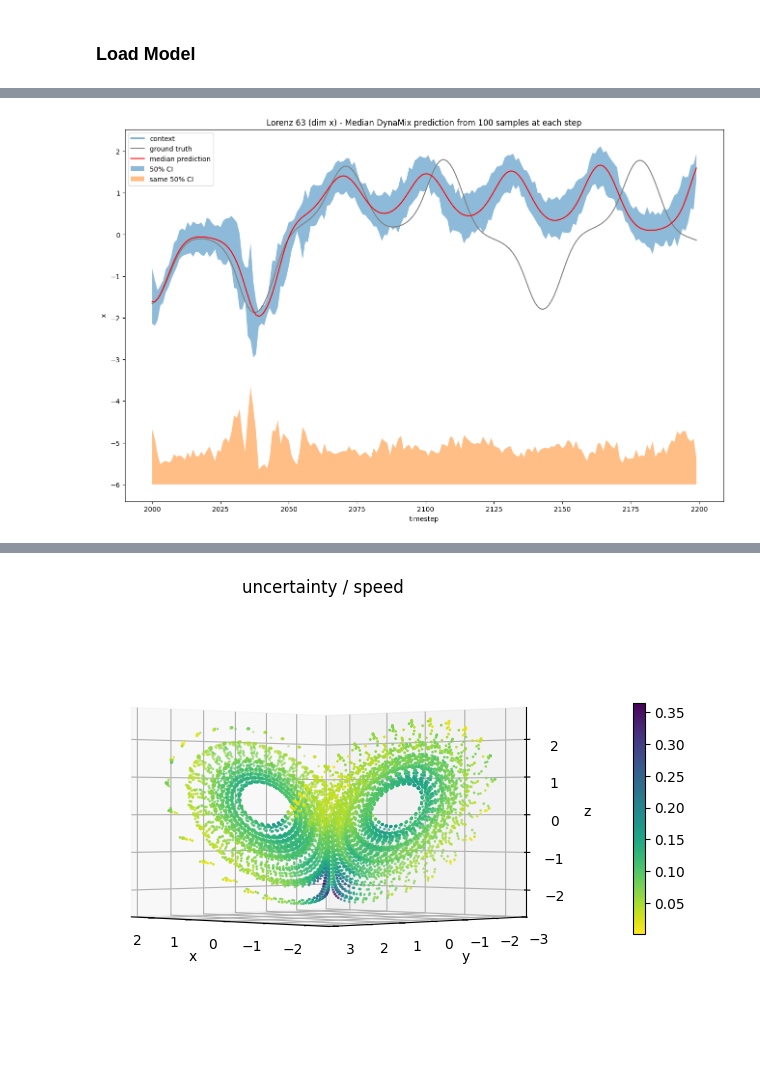
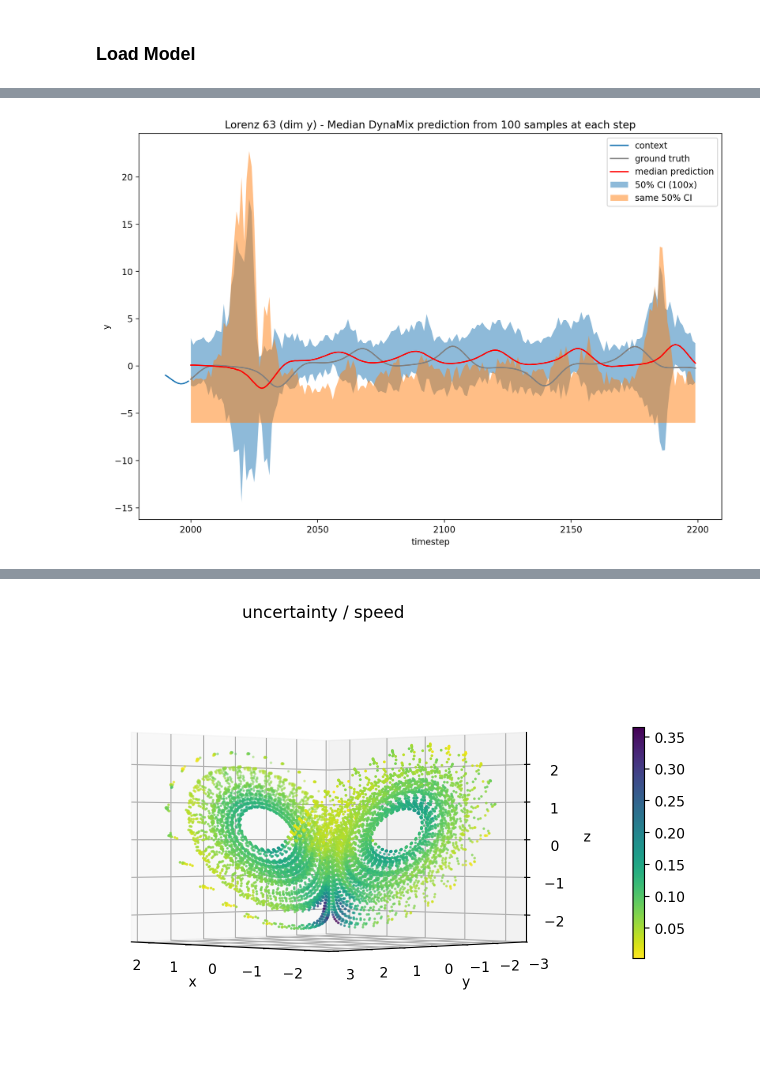
Before and after one commit to Fjallripa/DynaMix, a Jupyter notebook: notebooks/Uncertainty quantification.ipynb, the cells around one changed output, grey strips where cells are left out. Drawn from its saved outputs; the diff is of its cells as text; code cells hidden in the pictures.

```diff
--- a/notebooks/Uncertainty quantification.ipynb
+++ b/notebooks/Uncertainty quantification.ipynb
@@ -42,7 +33,7 @@ tensor([0.0591], requires_grad=True)
 # %%
 # Forecasting Hyperparameters
 CL = 2000  # Context length
-T = 10000  # Prediction length
+T = 1000  # Prediction length
 system = "lorenz63"
 
 # Load data
@@ -91,0 +55,30 @@ Prediction_w_uncertainty shape:  (10000, 100, 3)
+# %%
+new_prediction = False   # if False, tries to load saved predictions from file
+file_name_postfix = "_attention_uncertainty"   # "" by default
+context_tensor = torch.tensor(context, dtype=torch.float32)
+num_samples = 100
+ensemble_forecast_length = 1
+
+if new_prediction:
+    # Make prediction with uncertainty using the forecasting pipeline
+    with torch.no_grad():  # No gradient tracking needed for inference
+        reconstruction_w_uncertainty = forecaster.forecast_w_uncertainty(
+            context=context_tensor,
+            horizon=T,
+            num_samples=num_samples,
+            ensemble_forecast_length=ensemble_forecast_length,
+            standardize=True,
+        )
+    # Convert back to numpy for evaluation and plotting
+    reconstruction_w_uncertainty_np = reconstruction_w_uncertainty.cpu().numpy()
+
+    # Save prediction
+    with open(f"predictions/{system}{file_name_postfix}.npy", 'wb') as f:
+        np.save(f, reconstruction_w_uncertainty_np)
+
+else:
+    # Load prediction
+    with open(f"predictions/{system}{file_name_postfix}.npy", 'rb') as f:
+        reconstruction_w_uncertainty_np = np.load(f)
+
+print("Prediction_w_uncertainty shape: ", reconstruction_w_uncertainty_np.shape)
@@ -92,11 +139,11 @@ Prediction_w_uncertainty shape:  (10000, 100, 3)
 # %%
-dim = 0  # x, y or z dimension of the Lorenz system
+dim = 1  # x, y or z dimension of the Lorenz system
 
 
-plt.figure(figsize=(16, 10))
+plt.figure(figsize=(12, 8))
 
 # plotting some of the context
-CS = CL - 0   # "context start" = at what timestep the plotting of the context starts
+CS = CL - 10   # "context start" = at what timestep the plotting of the context starts
 t_c = np.arange(CS, CL)   # timesteps
 plt.plot(t_c, context[CS:,dim], label="context")
 
@@ -105,35 +152,35 @@ PL = 200   # "prediction length" = how many steps after the context are plotted
 t_gt = np.arange(CL, CL+PL)
 plt.plot(t_gt, ground_truth[:PL,dim], c='grey', label="ground truth")
 
 # plotting the median prediction incl. uncertainty range
 exageration = 100
 median = np.quantile(reconstruction_w_uncertainty_np, 0.5, axis=1)
 upper  = np.quantile(reconstruction_w_uncertainty_np, 0.75, axis=1)
 lower  = np.quantile(reconstruction_w_uncertainty_np, 0.25, axis=1)
 
 plt.plot(t_gt, median[:PL, dim], c='r', label="median prediction")   # median
 
 plt.fill_between(t_gt,
      exageration * (upper[:PL, dim] - median[:PL, dim]) + median[:PL, dim],
      exageration * (lower[:PL, dim] - median[:PL, dim]) + median[:PL, dim],
-     alpha = 0.5, label="50% CI"
+     alpha = 0.5, label=f"50% CI ({exageration}x)"
 )   # 50% uncertainty range around the median
 
 plt.fill_between(t_gt,
      exageration * (upper[:PL, dim] - lower[:PL, dim]) - 6,
      -6, alpha = 0.5, label="same 50% CI"
 )    # same unc. range plotted below for clarity
 
 # labeling
 dimension = ["x", "y", "z"]
 plt.title(f"Lorenz 63 (dim {dimension[dim]}) - Median DynaMix prediction from {num_samples} samples at each step")
 plt.xlabel("timestep")
 plt.ylabel(dimension[dim])
 plt.legend()
 
 plt.show()
 # %% [output]
-[figure, old version]
+[figure, new version]
 # %%
 fig=plt.figure(figsize=(8, 6))
 ax = fig.add_subplot(projection='3d')
```
Also changed, not shown: parts of 27 cells of this notebook, 5 other files.
